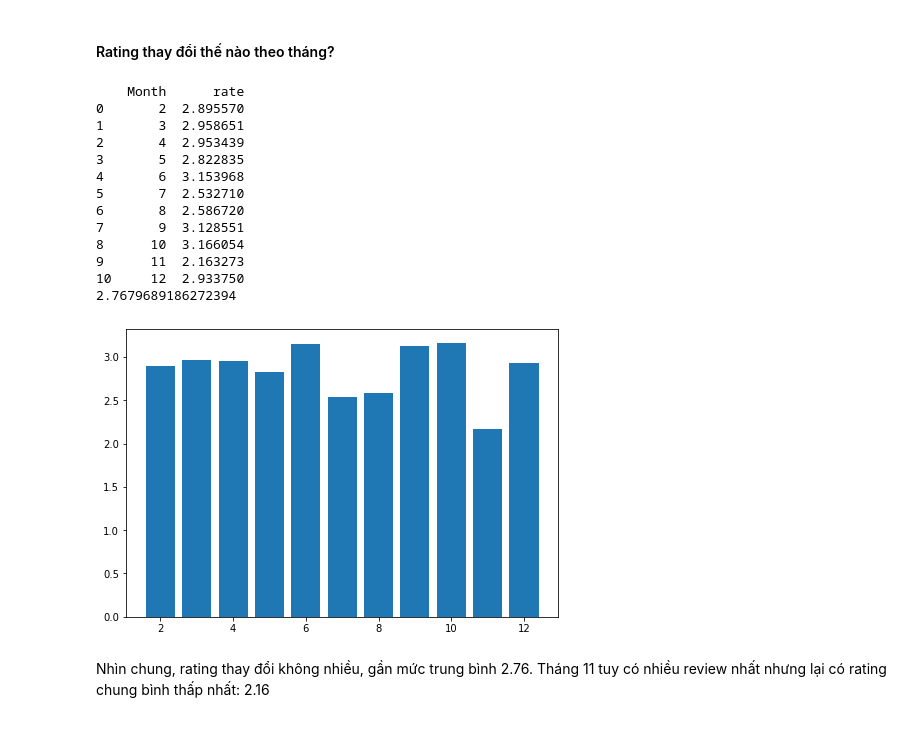
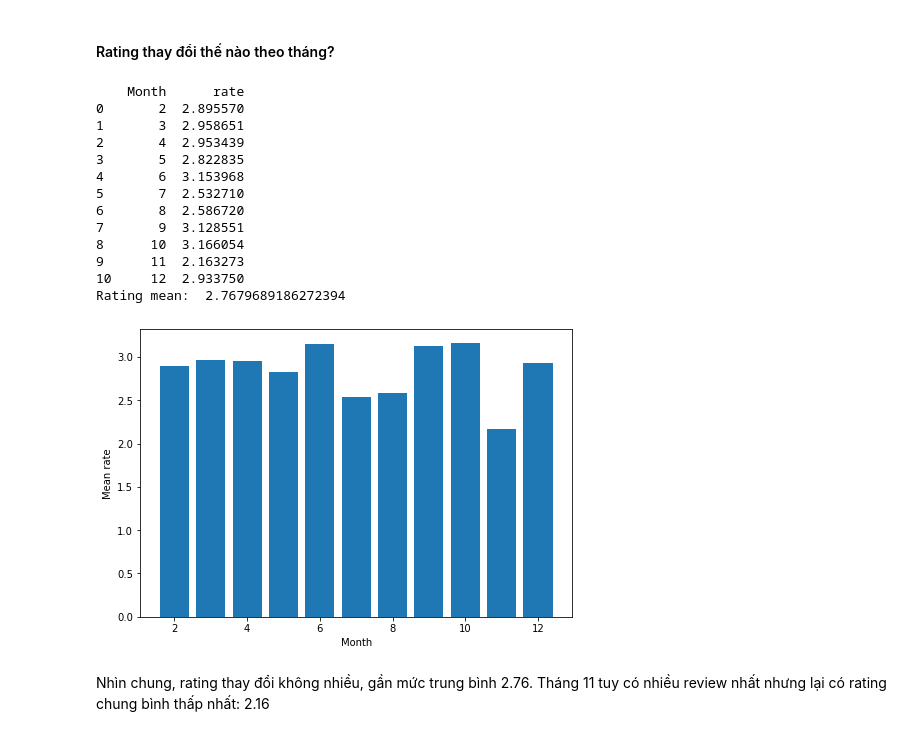
Before and after one commit to trinh172/LTKHDL_DACK, a Jupyter notebook: Final_Project.ipynb, the cells around one changed output. Saved outputs shown, nothing was run; the diff lists cells and outputs as text; code cells hidden in the pictures.

```diff
--- a/Final_Project.ipynb
+++ b/Final_Project.ipynb
@@ -341,28 +348,30 @@ Số rating có su hướng tăng từ từ đến cuối năm, tăng mạnh và
 # %%
 df = df_review[['rate', 'Month']]
 df = df.groupby("Month").mean().reset_index()
 
 print(df)
-print(df_review['rate'].mean())
+print("Rating mean: ", df_review['rate'].mean())
 fig = plt.figure()
 ax = fig.add_axes([0,0,1,1])
+ax.set_xlabel("Month")
+ax.set_ylabel("Mean rate")
 ax.bar(df['Month'], df['rate'])
 plt.show()
 # %% [output]
     Month      rate
 0       2  2.895570
 1       3  2.958651
 2       4  2.953439
 3       5  2.822835
 4       6  3.153968
 5       7  2.532710
 6       8  2.586720
 7       9  3.128551
 8      10  3.166054
 9      11  2.163273
 10     12  2.933750
-2.7679689186272394
+Rating mean:  2.7679689186272394
-[figure, old version]
+[figure, new version]
 # %% [markdown]
 Nhìn chung, rating thay đổi không nhiều, gần mức trung bình 2.76. Tháng 11 tuy có nhiều review nhất nhưng lại có rating chung bình thấp nhất: 2.16
 # %% [markdown]
```
Also changed, not shown: parts of 14 cells of this notebook.
